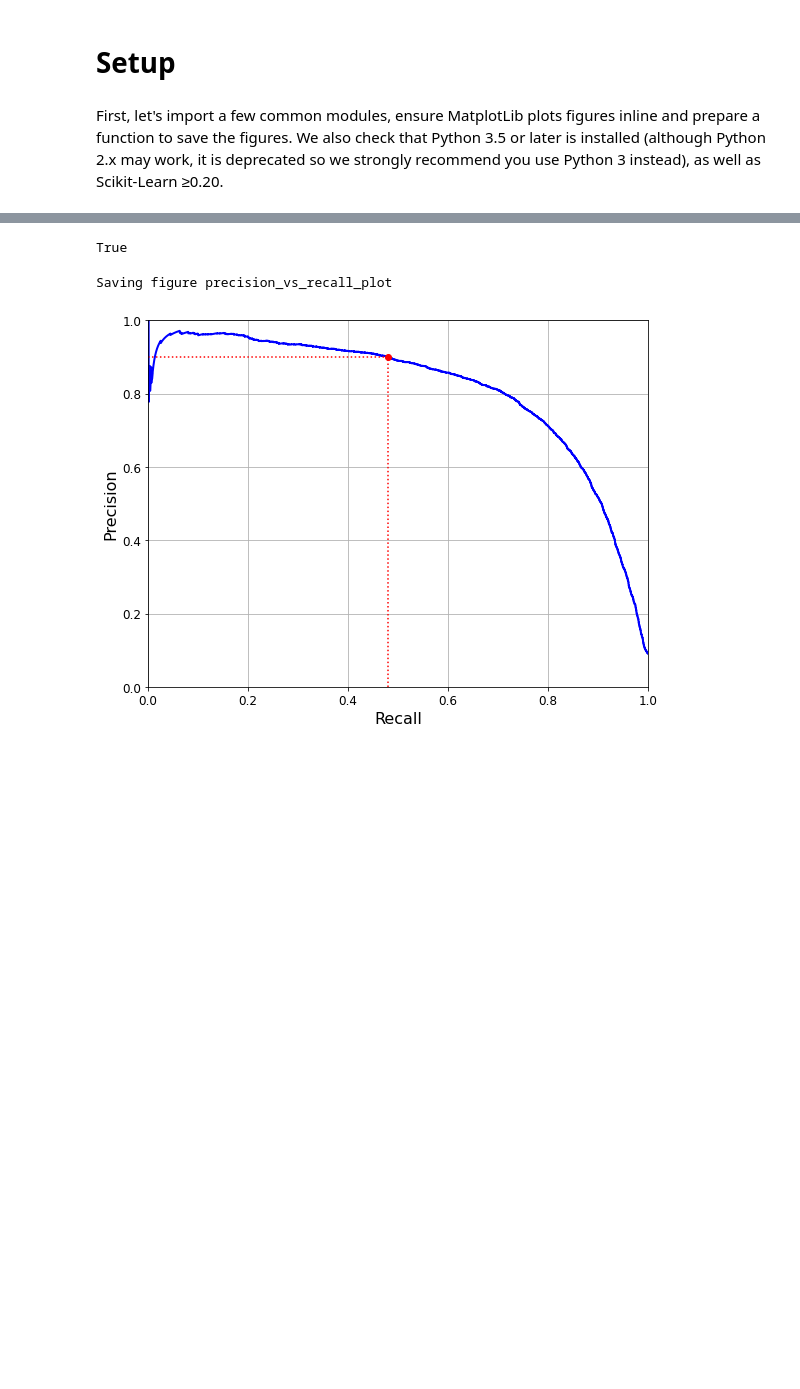
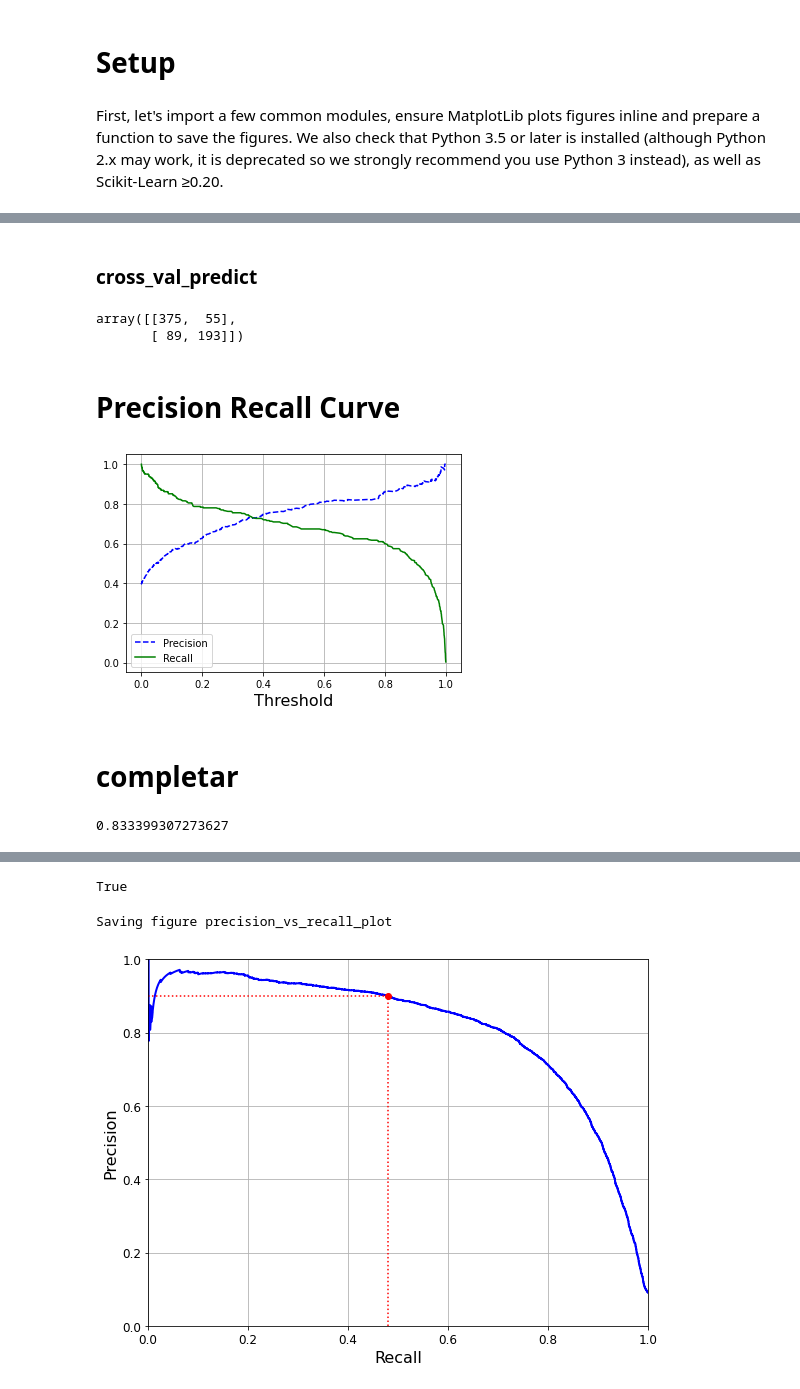
Before and after one commit to viggiano75/hands_on_ml, a Jupyter notebook: cap_03/03_classification.ipynb, the cells around one changed output, grey strips where cells are left out. Cells and saved outputs as stored; diff of their text form; code cells hidden in the pictures; blank space fills up the shorter version.

Commit message:
cap3_completarroc

```diff
--- a/cap_03/03_classification.ipynb
+++ b/cap_03/03_classification.ipynb
@@ -232,0 +46,21 @@ precisions, recalls, thresholds = precision_recall_curve(y_train_5, y_scores)
+# %%
+target = 'Survived'
+
+# padrão 20% para teste
+df_train, df_test = train_test_split(df,
+                                     test_size = 0.2,
+                                     random_state=75)
+
+print("df.shape:      ",df.shape)
+print("df_train.shape:",df_train.shape)
+print("df_test.shape: ",df_test.shape)
+
+
+X_train = df_train.drop(target, axis=1) # drop labels for training set
+y_train = df_train[target].copy()
+
+X_test = df_test.drop(target, axis=1) # drop labels for training set
+y_test = df_test[target].copy()
+
+print("X_train.shape:", X_train.shape)
+print("y_train.shape:", y_train.shape)
@@ -232,0 +136,2 @@ precisions, recalls, thresholds = precision_recall_curve(y_train_5, y_scores)
+# %%
+prepare_select_and_predict_pipeline.fit(X_train, y_train)
@@ -232,0 +156,6 @@ precisions, recalls, thresholds = precision_recall_curve(y_train_5, y_scores)
+# %% [markdown]
+### cross_val_predict
+# %%
+from sklearn.model_selection import cross_val_predict
+
+y_scores = cross_val_predict(prepare_select_and_predict_pipeline, X_train, y_train, cv=5, method='predict_proba')
@@ -232,0 +164,27 @@ precisions, recalls, thresholds = precision_recall_curve(y_train_5, y_scores)
+# %%
+from sklearn.metrics import confusion_matrix
+confusion_matrix(y_train, y_train_pred)
+# %% [output]
+array([[375,  55],
+       [ 89, 193]])
+# %% [markdown]
+# Precision Recall Curve
+# %%
+from sklearn.metrics import precision_recall_curve
+precisions, recalls, thresholds = precision_recall_curve(y_train, y_scores[:,1])
+# %%
+import matplotlib.pyplot as plt
+
+def plot_precision_recall_vs_threshold(precisions, recalls, thresholds):
+    plt.plot(thresholds, precisions[:-1], "b--", label="Precision")
+    plt.plot(thresholds, recalls[:-1], "g-", label="Recall")
+    plt.legend() # Not shown in the book
+    plt.xlabel("Threshold", fontsize=16)        # Not shown
+    plt.grid(True)                              # Not shown
+
+plot_precision_recall_vs_threshold(precisions, recalls, thresholds)
+plt.show()
+# %% [output]
+[figure, added]
+# %% [markdown]
+# completar
@@ -232,0 +194,5 @@ precisions, recalls, thresholds = precision_recall_curve(y_train_5, y_scores)
+# %%
+from sklearn.metrics import roc_auc_score
+roc_auc_score(y_train, y_scores[:,1])
+# %% [output]
+0.833399307273627
```
Also changed, not shown: parts of 55 cells of this notebook.
